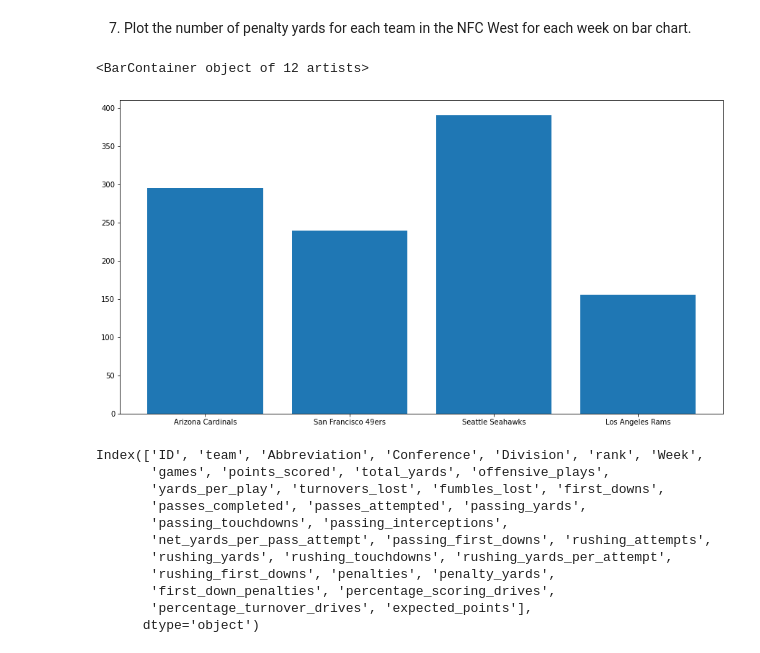
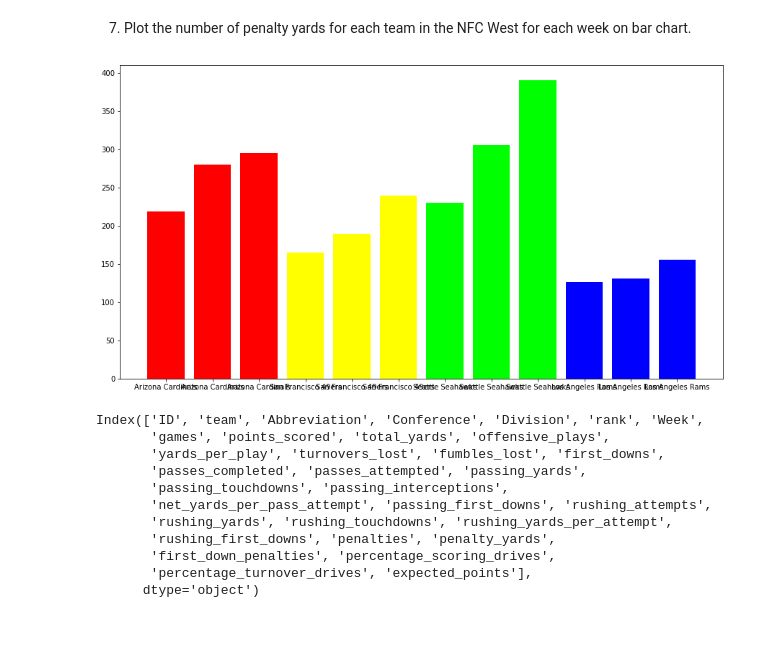
Before and after one commit to sflowers51/cis277-fa22-Lab5, a Jupyter notebook: Lab5.ipynb, the cells around one changed output. Drawn from its saved outputs; the diff is of its cells as text; code cells hidden in the pictures.

```diff
--- a/Lab5.ipynb
+++ b/Lab5.ipynb
@@ -156,19 +154,19 @@ plt.scatter(avgYPP, avgPoints);
 # %%
 plt.figure(figsize=(15, 8))
 
 
 NFCWest = df[ (df.Division == 'West') & (df.Conference == 'NFC')]
 NFCWestTeams = NFCWest['team']
 
-
-
 penYards = NFCWest.penalty_yards
 
+colors = ['red','red','red','yellow','yellow','yellow','lime','lime','lime','blue','blue','blue']
+spc = np.arange(12)
 
-plt.bar(NFCWestTeams,penYards)
+plt.bar(spc ,penYards, color = colors);
+plt.xticks(spc,NFCWestTeams);
 # %% [output]
-<BarContainer object of 12 artists>
-[figure, old version]
+[figure, new version]
 # %%
 df.columns
 # %% [output]
```
Also changed, not shown: parts of 5 cells of this notebook.
